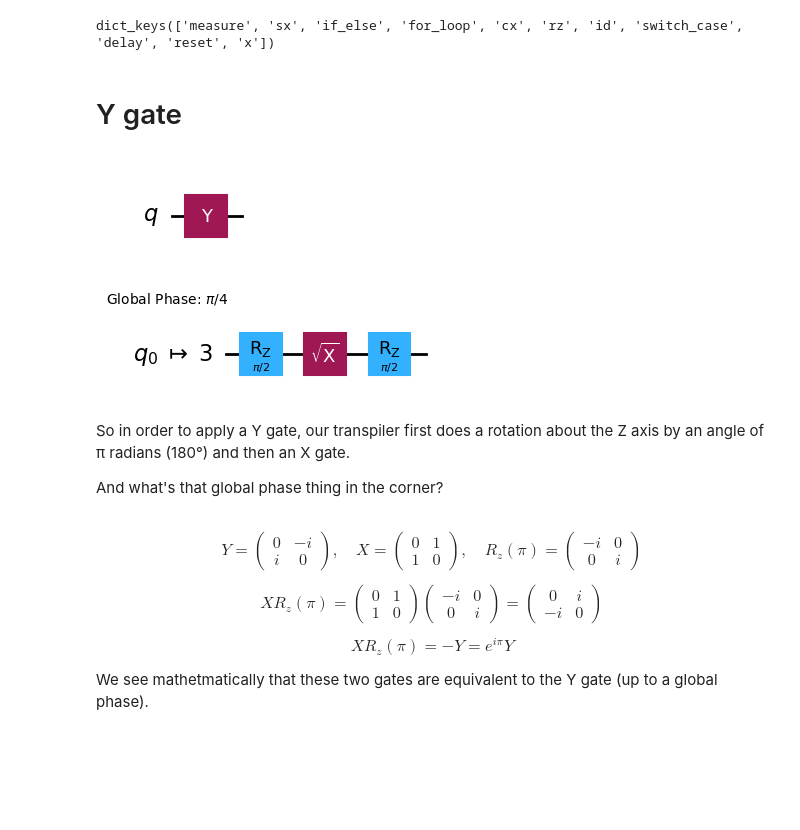
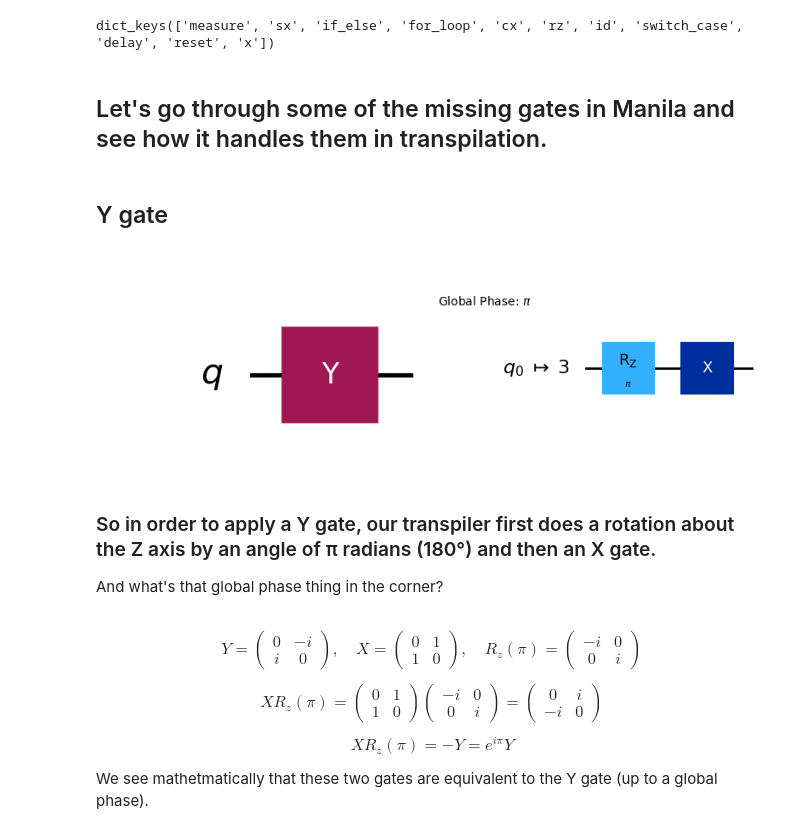
Before and after one commit to JoeyRogers-svg/Qiskit-fundamentals-course, a Jupyter notebook: 3-transpilation-and-primitives.ipynb, the cells around one changed output. Cells and saved outputs as stored; diff of their text form; code cells hidden in the pictures; blank space fills up the shorter version.

```diff
--- a/3-transpilation-and-primitives.ipynb
+++ b/3-transpilation-and-primitives.ipynb
@@ -111,25 +218,30 @@ qc_transpiled.draw(output='mpl')
 # %%
+fake_backend = FakeManilaV2()
+target = fake_backend.target
 print(target.operation_names)
 # %% [output]
 dict_keys(['measure', 'sx', 'if_else', 'for_loop', 'cx', 'rz', 'id', 'switch_case', 'delay', 'reset', 'x'])
+# %% [markdown]
+## Let's go through some of the missing gates in Manila and see how it handles them in transpilation.
 # %% [markdown]
-# Y gate
+## Y gate
 # %%
-import numpy as np
+qc_y = QuantumCircuit(1)
+qc_y.y(0)
+qc_y_transpiled = transpile(circuits=qc_y, target=target)
+qc_y_transpiled.draw(output='mpl')
 
-qc = QuantumCircuit(1)
-qc.y(0)
+fig, ax = plt.subplots(1, 2, figsize=(8, 7))
 
-qc.draw(output='mpl')
+qc_y.draw('mpl', ax=ax[0])
+qc_y_transpiled.draw('mpl', ax=ax[1])
+
+plt.tight_layout()
+plt.show()
 # %% [output]
-[figure, old version]
+[figure, new version]
-# %%
-qc_transpiled = transpile(circuits=qc, target=target)
-qc_transpiled.draw(output='mpl')
-# %% [output]
-[figure, removed]
 # %% [markdown]
-So in order to apply a Y gate, our transpiler first does a rotation about the Z axis by an angle of π radians (180°) and then an X gate.
+### So in order to apply a Y gate, our transpiler first does a rotation about the Z axis by an angle of π radians (180°) and then an X gate.
 
 And what's that global phase thing in the corner?
 # %% [markdown]
```
Also changed, not shown: parts of 38 cells of this notebook.
